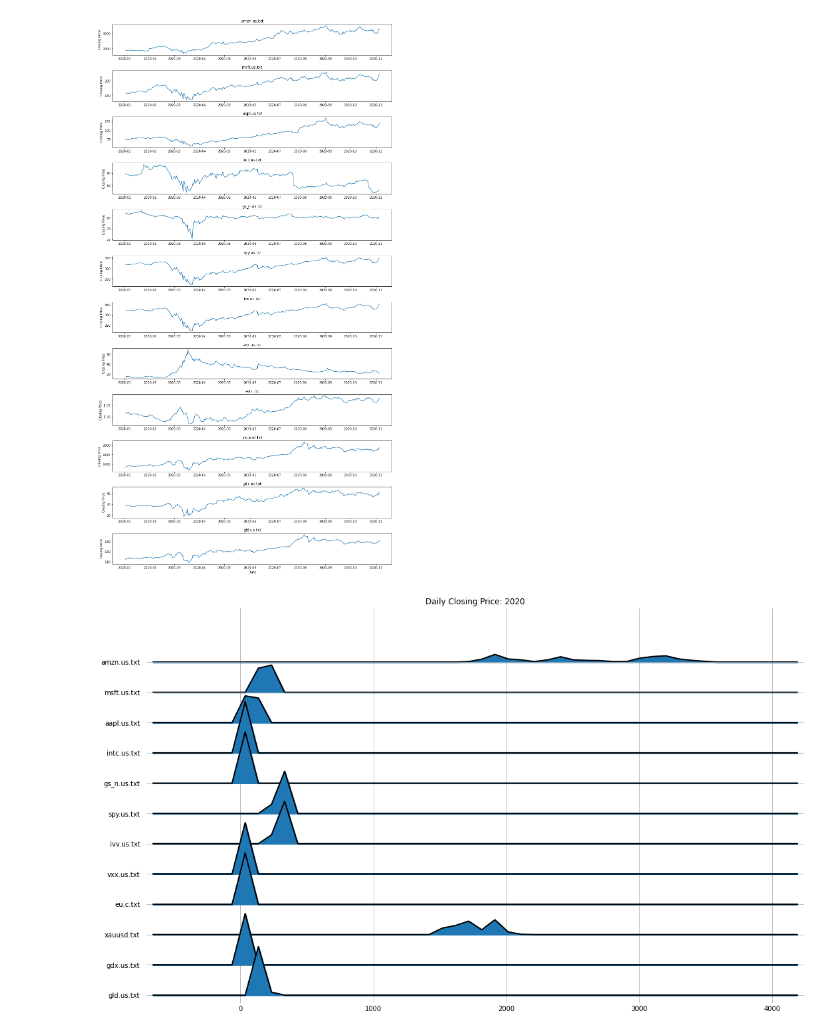
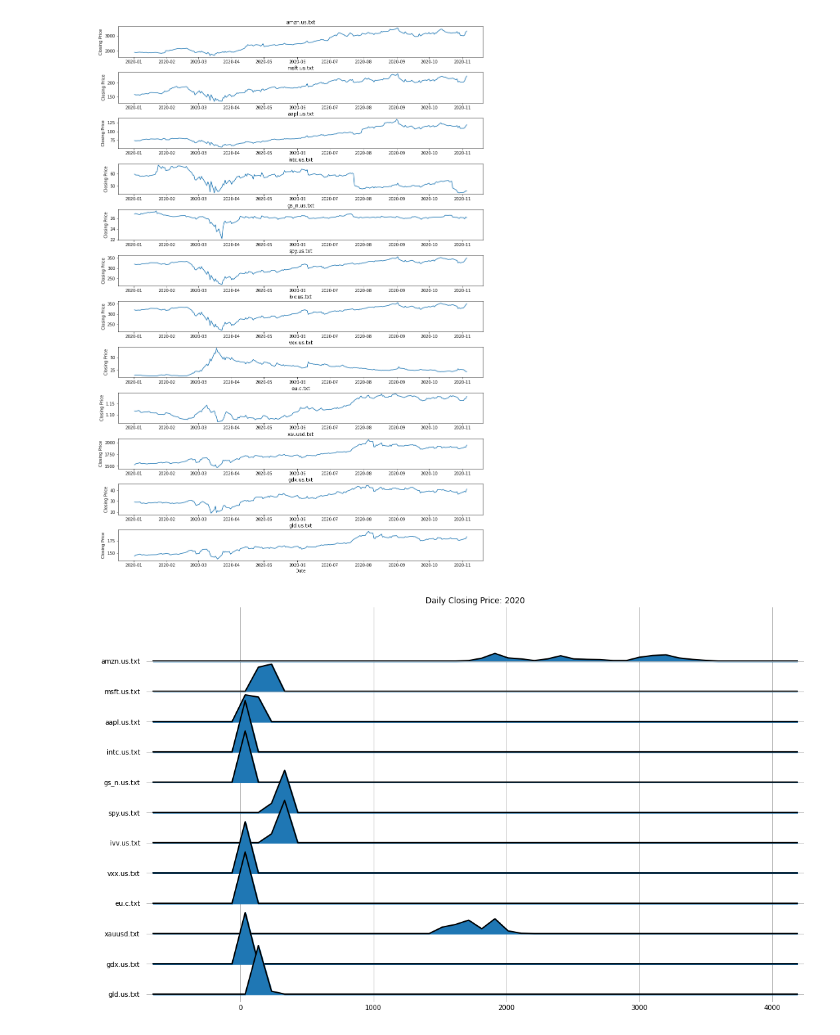
Before and after one commit to joe-wojniak/PythonForFinance, a Jupyter notebook: Financial Time Series/+PFF_Ch8_Fig8-1.ipynb, the cells around one changed output. Saved outputs shown, nothing was run; the diff lists cells and outputs as text; code cells hidden in the pictures.

```diff
--- a/Financial Time Series/+PFF_Ch8_Fig8-1.ipynb
+++ b/Financial Time Series/+PFF_Ch8_Fig8-1.ipynb
@@ -7,35 +7,35 @@
 # https://matplotlib.org/3.1.0/tutorials/introductory/usage.html#sphx-glr-tutorials-introductory-usage-py
 # https://matplotlib.org/3.1.0/gallery/subplots_axes_and_figures/subplots_demo.html
 
 import pandas as pd
 import numpy as np
 import matplotlib
 import matplotlib.pyplot as plt
 
 import warnings
 warnings.filterwarnings('ignore')
 
 %matplotlib inline
 
 data = pd.read_csv('data.csv', index_col=0, parse_dates=True)
 
 # Create subplots
 fig, axs = plt.subplots(12, 1, figsize=(16,24))
-plt.subplots_adjust(top=1, bottom=0, hspace=0.5)
+plt.subplots_adjust(hspace=0.5)
 
 i = 0
 while i < 12:
     axs[i].plot(data.iloc[:,i])
     axs[i].set(title=data.columns[i], ylabel='Closing Price')
 
     if i==11:
         axs[i].set(title=data.columns[i], xlabel='Date')
 
     i = i + 1
 
 plt.savefig('PFF_Ch8_8-1.png')
 # %% [output]
-[figure, old version]
+[figure, new version]
 # %%
 # Example of a joy plot
 # https://stooq.com/db/h/
```
